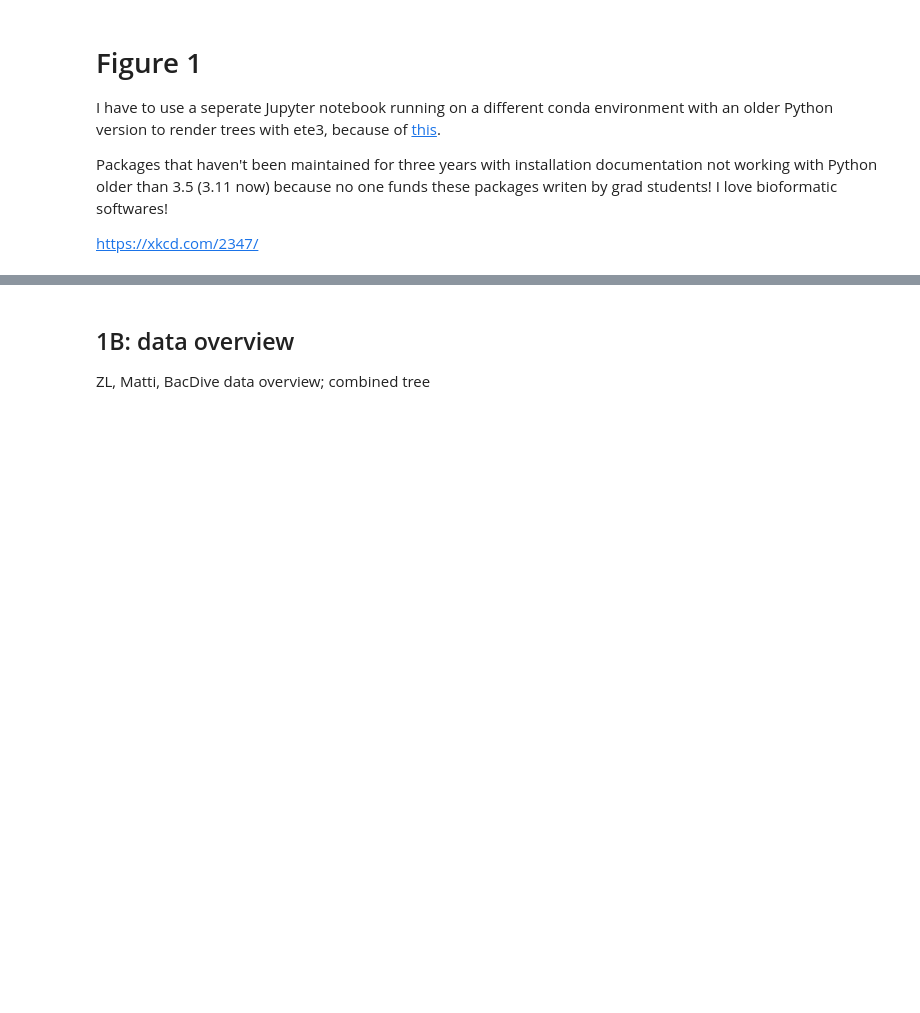
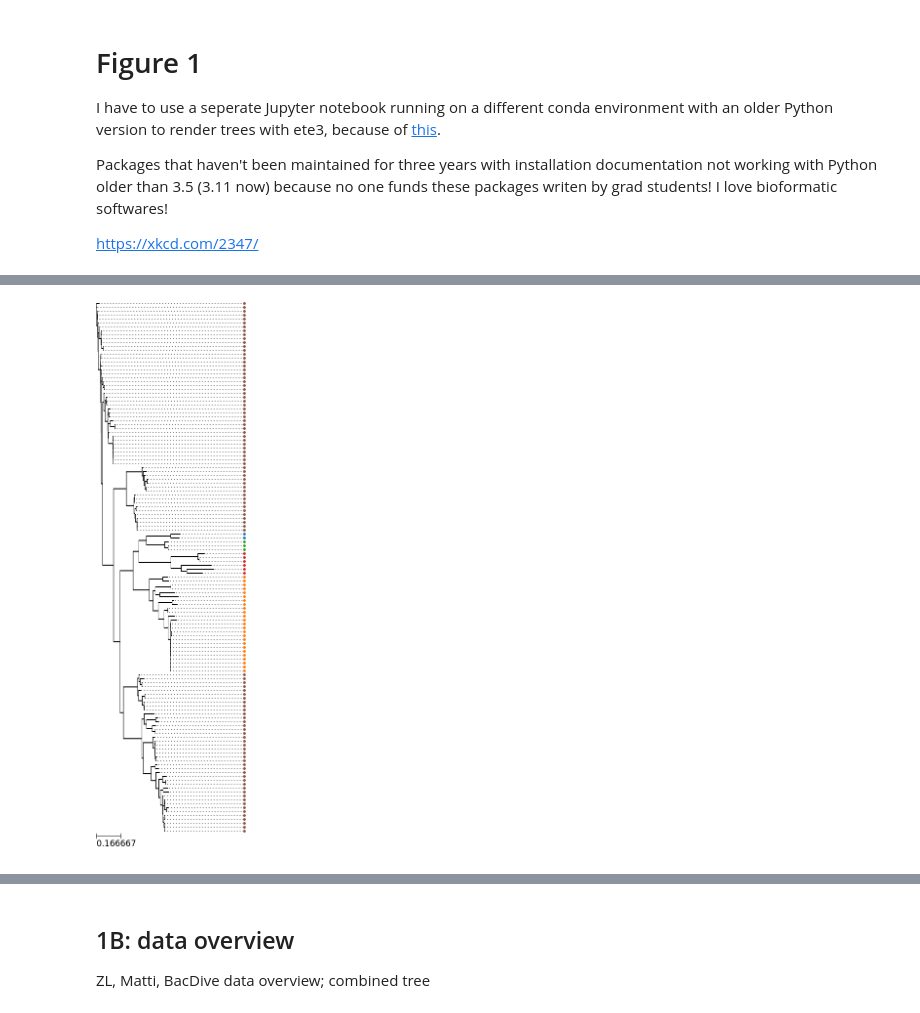
Before and after one commit to zeqianli/CarbonUtilization, a Jupyter notebook: figure_1.ipynb, the cells around one changed output, grey strips where cells are left out. Drawn from its saved outputs; the diff is of its cells as text; code cells hidden in the pictures; blank space fills up the shorter version.

```diff
--- a/figure_1.ipynb
+++ b/figure_1.ipynb
@@ -81,0 +105,17 @@ tree.get_leaves_by_name('zeqian_sif0711')
+# %%
+zeqian_tree=ete3.Tree("/home/zeqianli/project/zeqian/Carbon/data/zeqian/zeqian_16S.tree")
+zeqian_taxa=load_taxonomy_file("/home/zeqianli/project/zeqian/Carbon/data/zeqian/zeqian_16S.aligned.csv")
+
+matti_tree=ete3.Tree("/home/zeqianli/project/zeqian/Carbon/data/matti/matti_16S.tree")
+matti_tree.prune(np.setdiff1d(matti_tree.get_leaf_names(),['matti_DSS-3']).tolist(),preserve_branch_length=True)
+matti_taxa=load_taxonomy_file("/home/zeqianli/project/zeqian/Carbon/data/matti/matti_16S.aligned.csv")
+matti_taxa=matti_taxa.drop(index=['matti_DSS-3'])
+
+level='class'
+all_classes=np.union1d(zeqian_taxa[level],matti_taxa[level])
+colors = ['#1f77b4', '#ff7f0e', '#2ca02c', '#d62728', '#9467bd', '#8c564b', '#e377c2', '#7f7f7f', '#bcbd22', '#17becf']
+colormap=dict(zip(all_classes, colors[:len(all_classes)]))
+# %%
+plot_tree(zeqian_tree,zeqian_taxa, colormap=colormap, taxa_level=level,extend=0.2)
+# %% [output]
+[figure, added]
```
Also changed, not shown: parts of 23 cells of this notebook, 14 other files.
